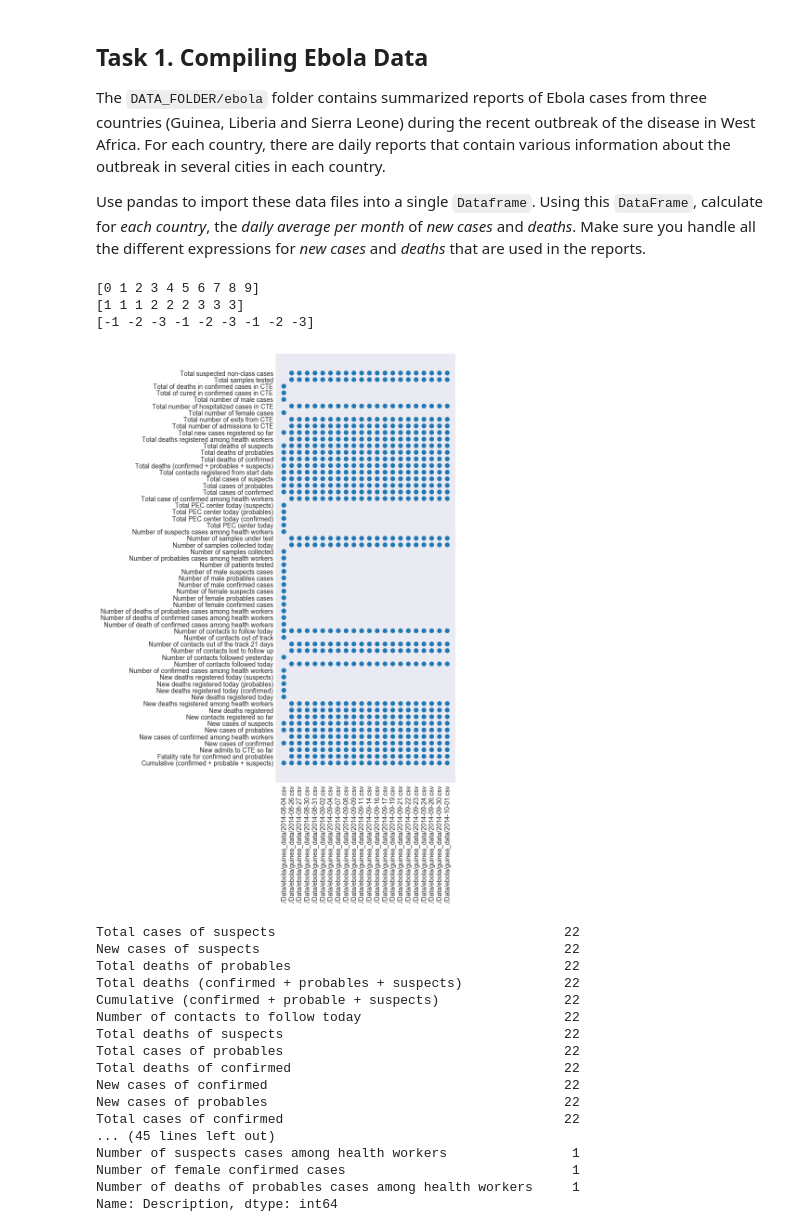
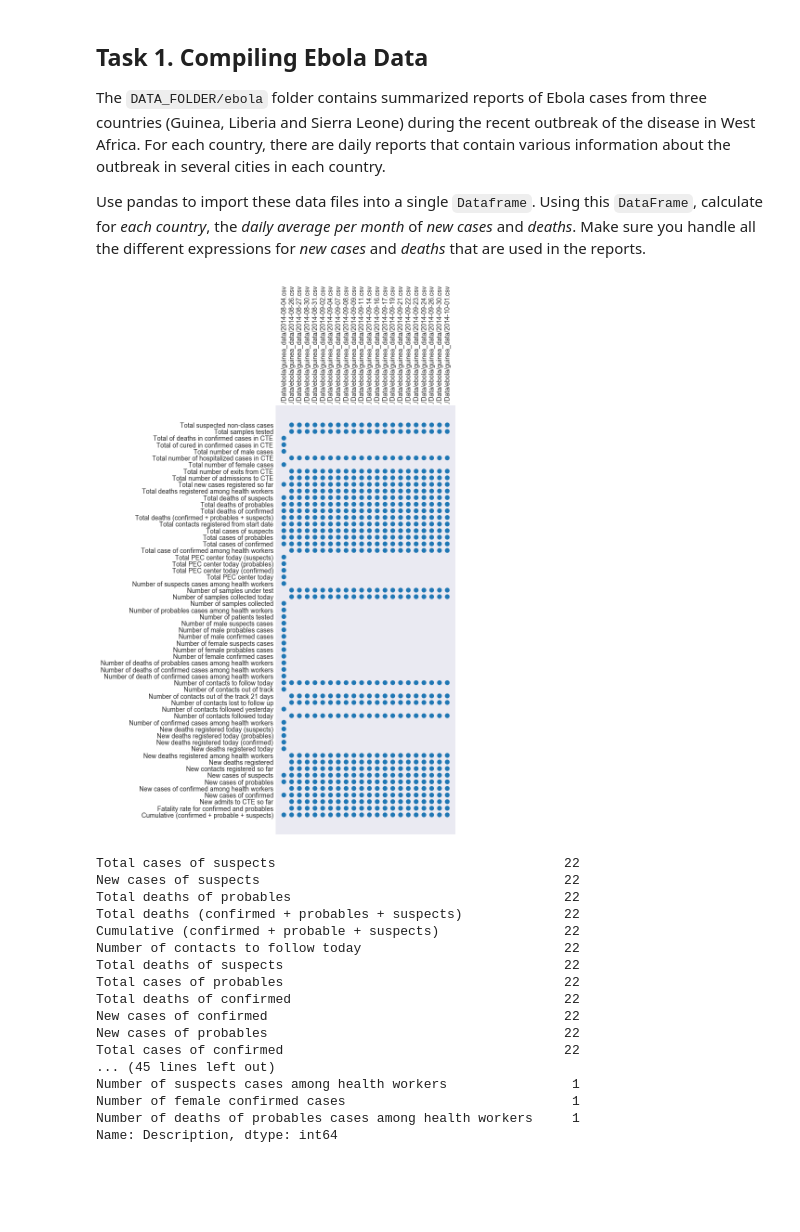
Before and after one commit to brunebastide/ADA, a Jupyter notebook: 01 - Pandas and Data Wrangling/Homework 1.ipynb, the cells around one changed output. Drawn from its saved outputs; the diff is of its cells as text; code cells hidden in the pictures; blank space fills up the shorter version.

Commit message:
Add visualization

```diff
--- a/01 - Pandas and Data Wrangling/Homework 1.ipynb
+++ b/01 - Pandas and Data Wrangling/Homework 1.ipynb
@@ -35,19 +35,23 @@ def row_description_file_analysis(df, data_field='Description', file_field='File
     pivot = df.pivot(index='Description', columns='File', values='Count')
     pivot.fillna(value=0.0, inplace=True)
     pivot.sort_index()
-    return pivot, len(pivot.columns), len(pivot.index)
+    return pivot
+
+def scatter_plot_pivot(pivot, radius=40):
+    """for a given dataframe, plot columns and index and point with size proportional to the value"""
+    n_row = len(pivot.index)
+    n_col = len(pivot.columns)
+    range_row = np.arange(0, n_row)
+    range_col = np.arange(0, n_col)
+    xs, ys = np.meshgrid(range_col, range_row, sparse=False, indexing='ij')
+    fig, ax = plt.subplots(figsize=(int(n_col/4),int(n_row / 5)))
+    ax.scatter(xs.ravel(), ys.ravel(), s=np.transpose(pivot.values).ravel() * radius)
+    ax.set_xticklabels(pivot.columns)
+    ax.xaxis.tick_top()
+    plt.xticks(range_col, rotation=90)
+    plt.yticks(range_row)
+    ax.set_yticklabels(pivot.index)
+    plt.show()
-# %%
-# np.repeat(np.arange(0,1,0.1), 3)
-print(np.arange(0,10))
-x = [1,2,3]
-y = [-1,-2,-3]
-xv, yv = np.meshgrid(x, y, sparse=False, indexing='ij')
-print(xv.ravel())
-print(yv.ravel())
-# %% [output]
-[0 1 2 3 4 5 6 7 8 9]
-[1 1 1 2 2 2 3 3 3]
-[-1 -2 -3 -1 -2 -3 -1 -2 -3]
 # %%
 files = files_for_country('guinea')
 dfs = []
@@ -61,23 +65,11 @@ guinea = guinea[['Date', 'Description', 'Totals', 'File']]
 guinea = guinea.fillna(0)
 guinea['Country'] = 'Guinea'
 guinea
-piv, n_files, n_desc = row_description_file_analysis(guinea)
-# ax = sns.heatmap(piv, cmap="YlGnBu")
-# plt.setp( ax.xaxis.get_majorticklabels(), rotation=90 )
-# # plt.tight_layout()
-# plt.show()
-
-
-xs, ys = np.meshgrid(np.arange(0, n_files), np.arange(0, n_desc), sparse=False, indexing='ij')
-fig, ax = plt.subplots(figsize=(5,12))
-ax.scatter(xs.ravel(), ys.ravel(), s=np.transpose(piv.values).ravel() * 40)
-ax.set_xticklabels(files)
-plt.xticks(np.arange(0, n_files), rotation=90)
-ax.set_yticklabels(piv.index)
-plt.yticks(np.arange(0, n_desc))
-plt.show()
-# %% [output]
-[figure, removed]
+# %%
+piv = row_description_file_analysis(guinea)
+scatter_plot_pivot(piv)
+# %% [output]
+[figure, added]
 # %%
 # check all the description that we need to take into account
 desc_counts = guinea.Description.value_counts()
```
